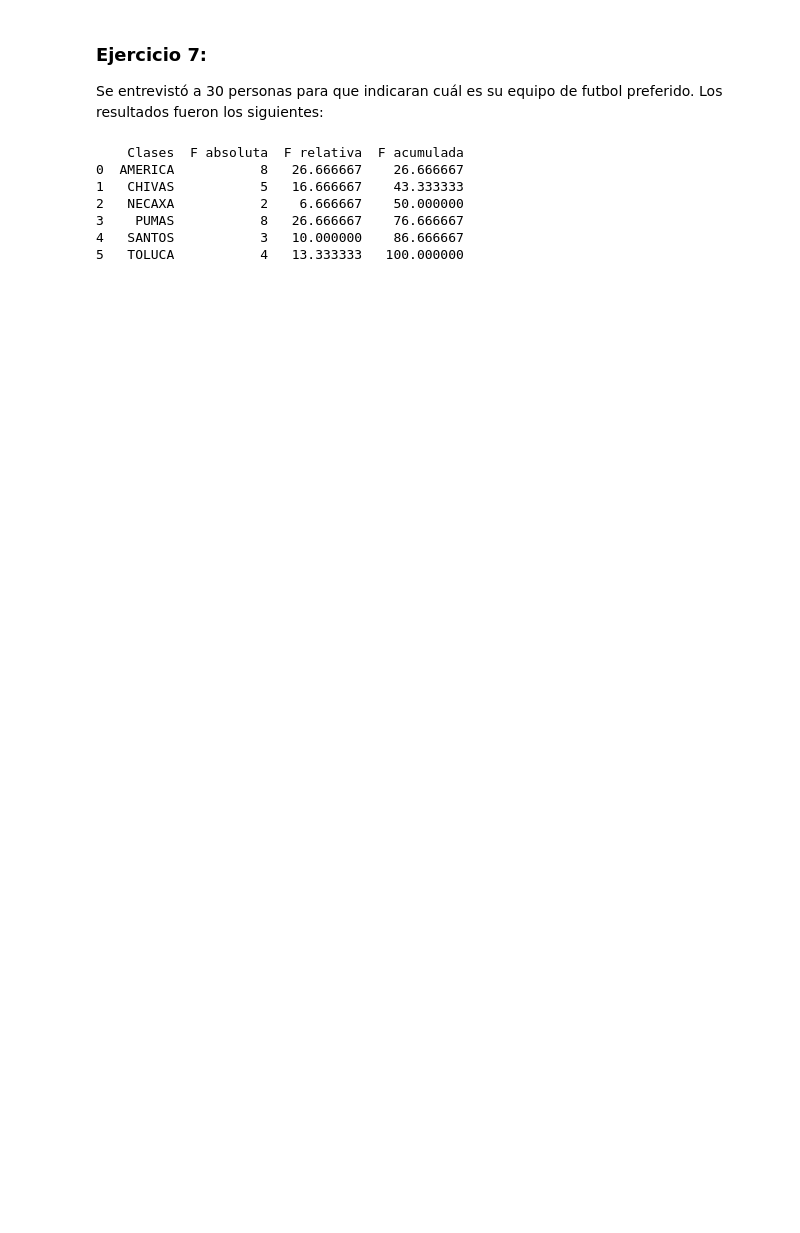
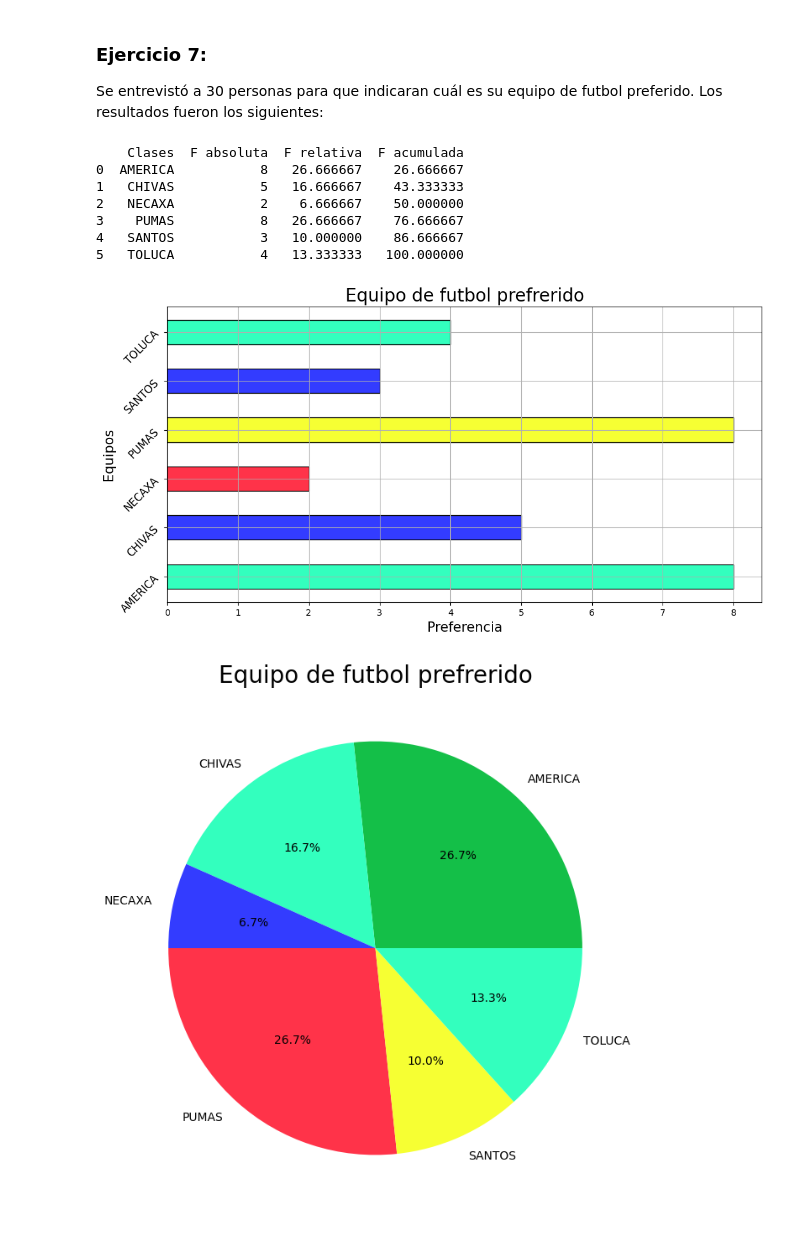
Before and after one commit to imac28lab/RRM_Verano_2024_T1, a Jupyter notebook: Ejercicios.ipynb, the cells around one changed output. Saved outputs shown, nothing was run; the diff lists cells and outputs as text; code cells hidden in the pictures; blank space fills up the shorter version.

```diff
--- a/Ejercicios.ipynb
+++ b/Ejercicios.ipynb
@@ -23,30 +23,42 @@ datos = ['pumas','chivas','santos','pumas','america','toluca',
          'america','america','necaxa','santos','chivas','chivas',
          'chivas','toluca','america','pumas','america','america',
          'pumas','toluca','america','pumas','pumas','toluca',
          'chivas','pumas','america','pumas','necaxa','santos']
 
 
 datosF = p.format_list(datos) #Cambia el formato de los datos del arreglo
 
 clases, fa_absoluta = r.frec_abs(datosF) #Calcula las clases unicas asi como su F_absoluta
 
 clases_sorted = o.clases_str_sort(clases) #Ordena las clases por ordes alfabetico
 
 fa_sorted = m.sort_clases_fa(clases, clases_sorted, fa_absoluta) #Ordena las F_absolutas
 
 fr_relativa =  g.frecuencia_rel(fa_sorted) #Calculas las F_relativas
 
 fr_acum = j.calcular_frecuencia_a(fr_relativa) #Calculas las F_acomuladas
 
 tabla = ft.imptabla(clases_sorted, fa_sorted, fr_relativa, fr_acum) #Ordena los datos recabados en una tabla
 
 
 print (tabla) #Impresion de la tabla
+marcas_texto = clases_sorted
+
+# Definicion de 'titulos'
+labelx = "Preferencia"
+labely = "Equipos"
+titulo = "Equipo de futbol prefrerido"
+
+# Impresion de las tablas correspondientes
+barras = pa.plot_barras(clases,fa_sorted, marcas_texto, labelx, labely, titulo)
+pastel = re.plot_pie(fr_relativa,marcas_texto,titulo)
 # %% [output]
     Clases  F absoluta  F relativa  F acumulada
 0  AMERICA           8   26.666667    26.666667
 1   CHIVAS           5   16.666667    43.333333
 2   NECAXA           2    6.666667    50.000000
 3    PUMAS           8   26.666667    76.666667
 4   SANTOS           3   10.000000    86.666667
 5   TOLUCA           4   13.333333   100.000000
+[figure, added]
+[figure, added]
```
